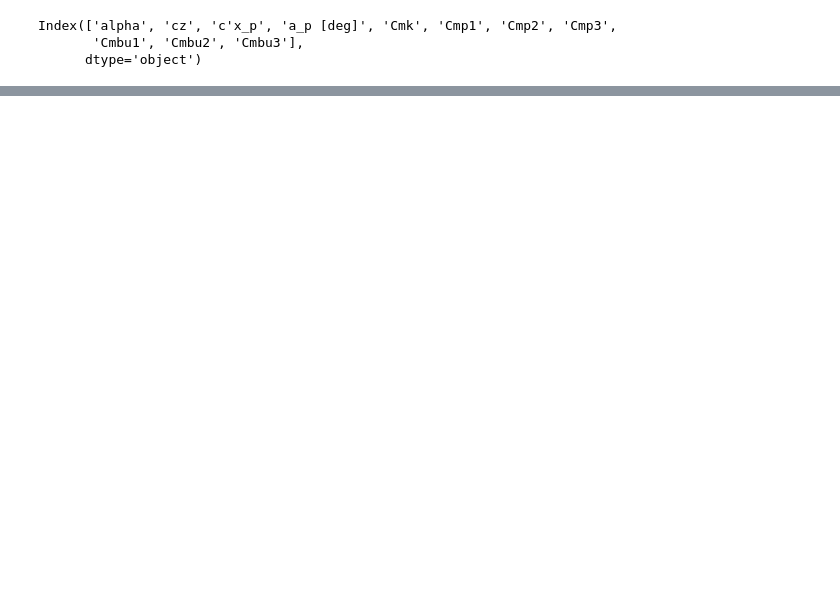
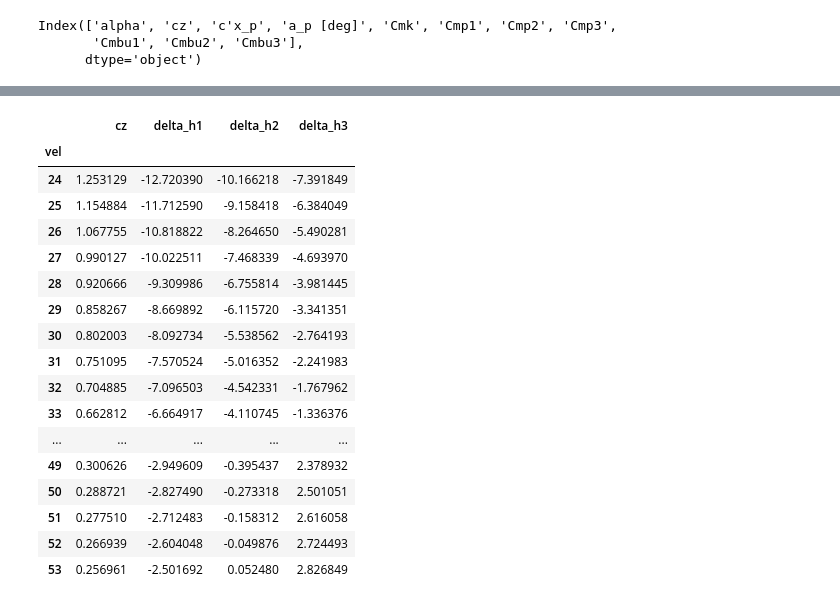
Before and after one commit to mahromir/FLIGHT_MECHANICS, a Jupyter notebook: proj9/src/bipol_proj9.ipynb, the cells around one changed output, grey strips where cells are left out. Cells and saved outputs as stored; diff of their text form; code cells hidden in the pictures; blank space fills up the shorter version.

```diff
--- a/proj9/src/bipol_proj9.ipynb
+++ b/proj9/src/bipol_proj9.ipynb
@@ -55,0 +130,30 @@ ax.set_xlim([0, 1.6])
+# %%
+f = open("../output/delta_h_v_table.txt", "w")
+delta_h_v_deg = delta_h_v
+delta_h_v_deg["delta_h1"] = delta_h_v["delta_h1"]*180/3.14
+delta_h_v_deg["delta_h2"] = delta_h_v["delta_h2"]*180/3.14
+delta_h_v_deg["delta_h3"] = delta_h_v["delta_h3"]*180/3.14
+delta_h_v_deg= delta_h_v_deg.set_index("vel")
+f.write(delta_h_v_deg.to_latex())
+f.close()
+# %%
+delta_h_v_deg
+# %% [output]
+|  | cz | delta_h1 | delta_h2 | delta_h3 |
+| vel |  |  |  |  |
+| 24 | 1.253129 | -12.720390 | -10.166218 | -7.391849 |
+| 25 | 1.154884 | -11.712590 | -9.158418 | -6.384049 |
+| 26 | 1.067755 | -10.818822 | -8.264650 | -5.490281 |
+| 27 | 0.990127 | -10.022511 | -7.468339 | -4.693970 |
+| 28 | 0.920666 | -9.309986 | -6.755814 | -3.981445 |
+| 29 | 0.858267 | -8.669892 | -6.115720 | -3.341351 |
+| 30 | 0.802003 | -8.092734 | -5.538562 | -2.764193 |
+| 31 | 0.751095 | -7.570524 | -5.016352 | -2.241983 |
+| 32 | 0.704885 | -7.096503 | -4.542331 | -1.767962 |
+| 33 | 0.662812 | -6.664917 | -4.110745 | -1.336376 |
+| ... | ... | ... | ... | ... |
+| 49 | 0.300626 | -2.949609 | -0.395437 | 2.378932 |
+| 50 | 0.288721 | -2.827490 | -0.273318 | 2.501051 |
+| 51 | 0.277510 | -2.712483 | -0.158312 | 2.616058 |
+| 52 | 0.266939 | -2.604048 | -0.049876 | 2.724493 |
+| 53 | 0.256961 | -2.501692 | 0.052480 | 2.826849 |
```
Also changed, not shown: parts of 9 cells of this notebook, 3 other files.
